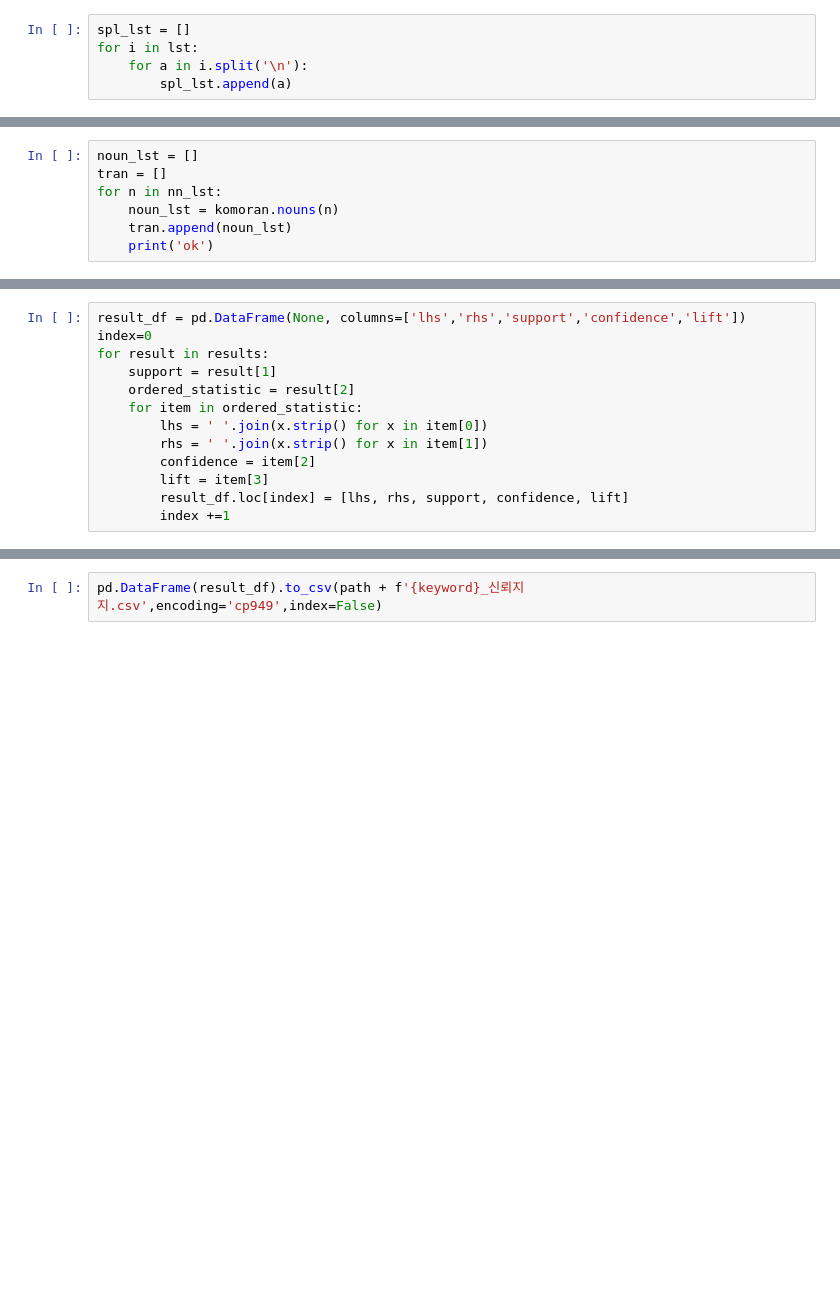
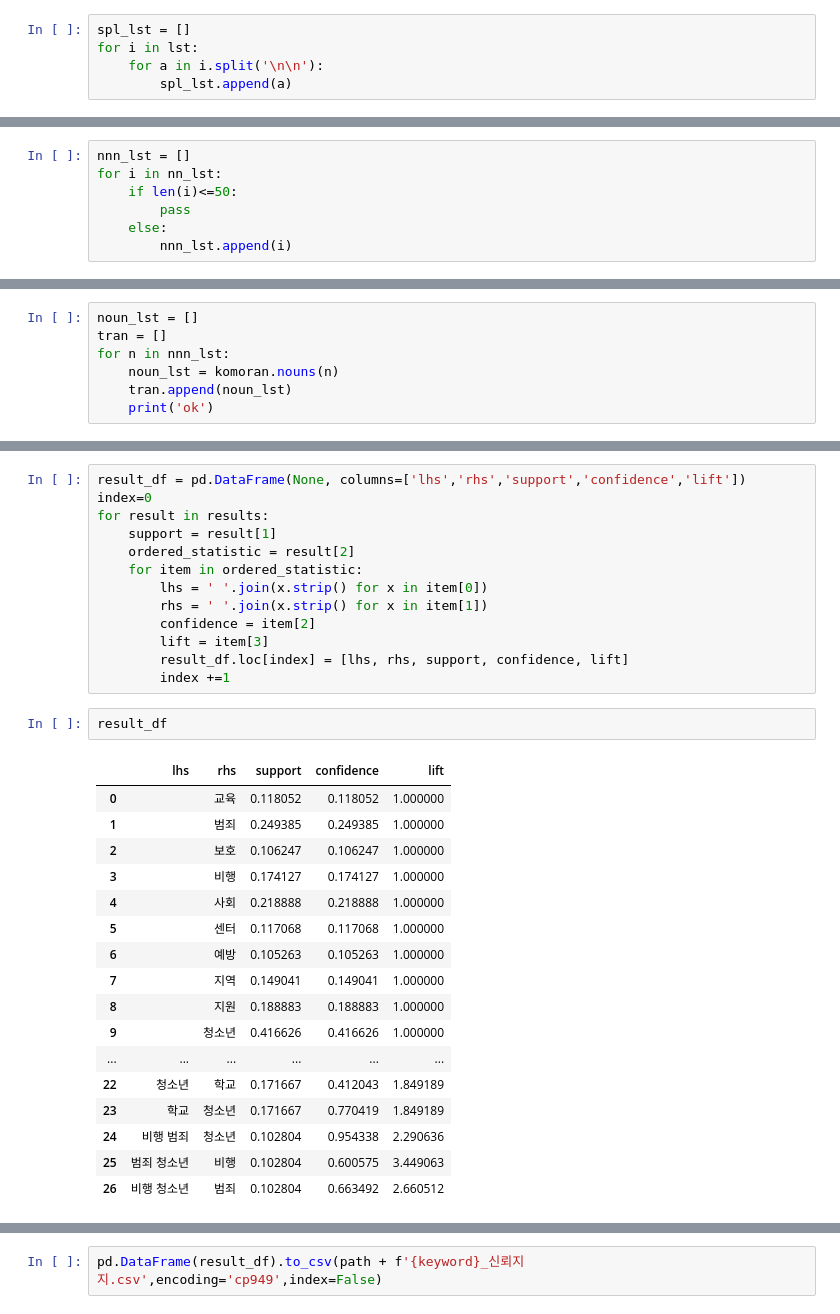
Before and after one commit to gloryle/ARTISTS, a Jupyter notebook: 1127_jae_crawling(내용).ipynb, the cells around one changed output, grey strips where cells are left out. Saved outputs shown, nothing was run; the diff lists cells and outputs as text; blank space fills up the shorter version.

```diff
--- a/1127_jae_crawling(내용).ipynb
+++ b/1127_jae_crawling(내용).ipynb
@@ -116,7 +116,7 @@ lst[0]
 # %%
 spl_lst = []
 for i in lst:
-    for a in i.split('\n'):
+    for a in i.split('\n\n'):
         spl_lst.append(a)
 # %%
 len(spl_lst)
@@ -180,0 +167,7 @@ nn_lst
+# %%
+nnn_lst = []
+for i in nn_lst:
+    if len(i)<=50:
+        pass
+    else:
+        nnn_lst.append(i)
@@ -206,7 +193,7 @@ please file a ticket with the developer.
 # %%
 noun_lst = []
 tran = []
-for n in nn_lst:
+for n in nnn_lst:
     noun_lst = komoran.nouns(n)
     tran.append(noun_lst)
     print('ok')
@@ -301,3 +287,23 @@ for result in results:
         lift = item[3]
         result_df.loc[index] = [lhs, rhs, support, confidence, lift]
         index +=1
+# %%
+result_df
+# %% [output]
+|  | lhs | rhs | support | confidence | lift |
+| 0 |  | 교육 | 0.118052 | 0.118052 | 1.000000 |
+| 1 |  | 범죄 | 0.249385 | 0.249385 | 1.000000 |
+| 2 |  | 보호 | 0.106247 | 0.106247 | 1.000000 |
+| 3 |  | 비행 | 0.174127 | 0.174127 | 1.000000 |
+| 4 |  | 사회 | 0.218888 | 0.218888 | 1.000000 |
+| 5 |  | 센터 | 0.117068 | 0.117068 | 1.000000 |
+| 6 |  | 예방 | 0.105263 | 0.105263 | 1.000000 |
+| 7 |  | 지역 | 0.149041 | 0.149041 | 1.000000 |
+| 8 |  | 지원 | 0.188883 | 0.188883 | 1.000000 |
+| 9 |  | 청소년 | 0.416626 | 0.416626 | 1.000000 |
+| ... | ... | ... | ... | ... | ... |
+| 22 | 청소년 | 학교 | 0.171667 | 0.412043 | 1.849189 |
+| 23 | 학교 | 청소년 | 0.171667 | 0.770419 | 1.849189 |
+| 24 | 비행 범죄 | 청소년 | 0.102804 | 0.954338 | 2.290636 |
+| 25 | 범죄 청소년 | 비행 | 0.102804 | 0.600575 | 3.449063 |
+| 26 | 비행 청소년 | 범죄 | 0.102804 | 0.663492 | 2.660512 |
```
Also changed, not shown: parts of 14 cells of this notebook.
